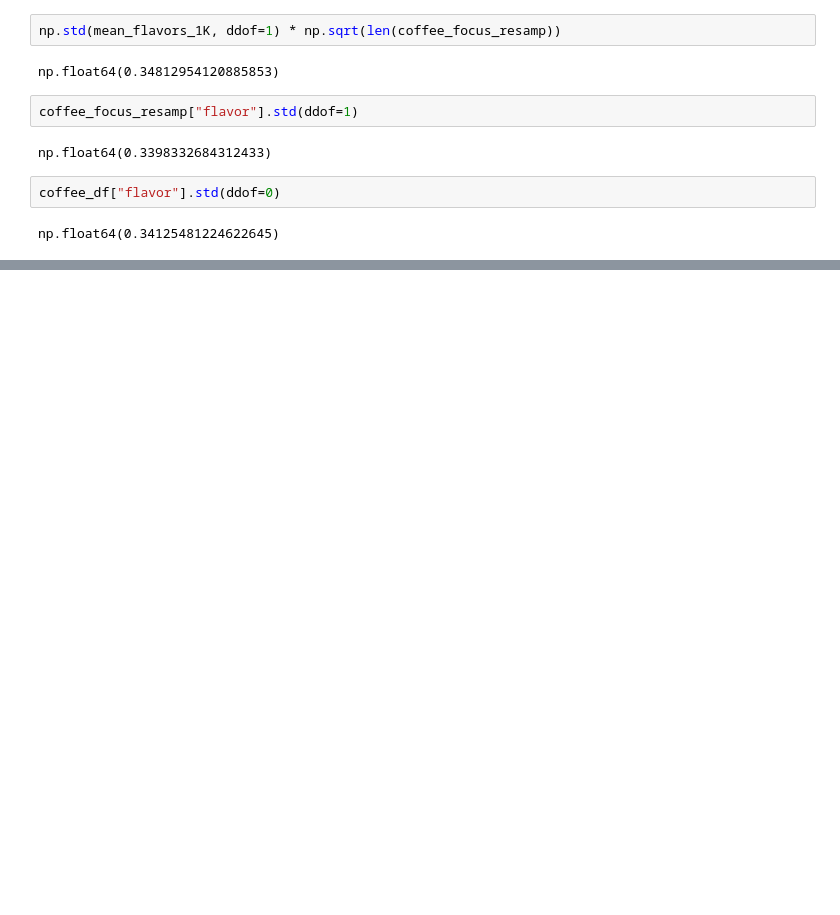
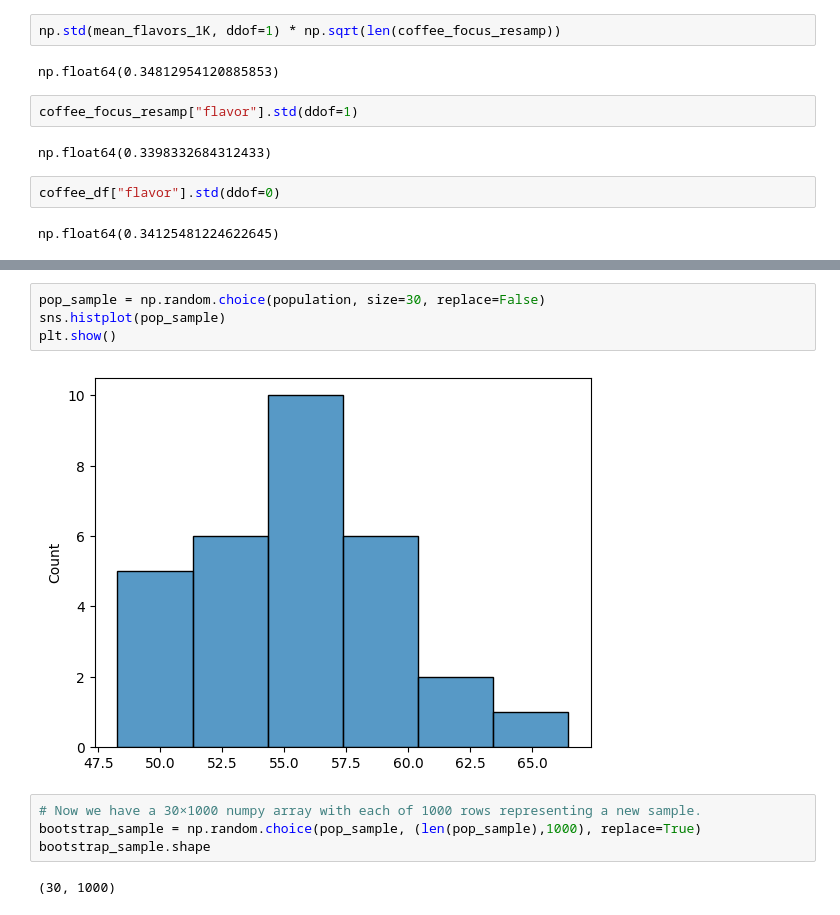
Before and after one commit to abhijeet-bhambere/python-ml-trail, a Jupyter notebook: sampling-in-python.ipynb, the cells around one changed output, grey strips where cells are left out. Saved outputs shown, nothing was run; the diff lists cells and outputs as text; blank space fills up the shorter version.

```diff
--- a/sampling-in-python.ipynb
+++ b/sampling-in-python.ipynb
@@ -719,0 +733,12 @@ np.float64(0.34125481224622645)
+# %%
+pop_sample = np.random.choice(population, size=30, replace=False)
+sns.histplot(pop_sample)
+plt.show()
+# %% [output]
+[figure, added]
+# %%
+# Now we have a 30×1000 numpy array with each of 1000 rows representing a new sample.
+bootstrap_sample = np.random.choice(pop_sample, (len(pop_sample),1000), replace=True)
+bootstrap_sample.shape
+# %% [output]
+(30, 1000)
```
Also changed, not shown: parts of 20 cells of this notebook.
